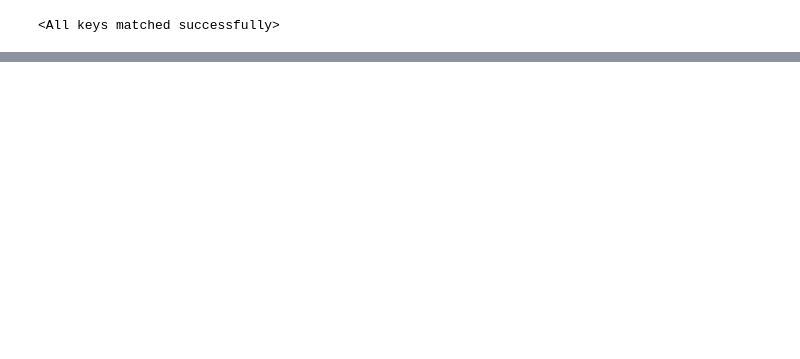
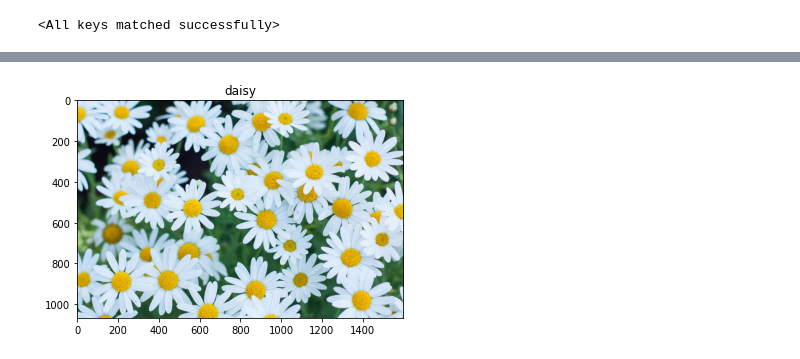
Before and after one commit to Davidportlouis/flower_recognition, a Jupyter notebook: flower_recognition.ipynb, the cells around one changed output, grey strips where cells are left out. Cells and saved outputs as stored; diff of their text form; code cells hidden in the pictures; blank space fills up the shorter version.

```diff
--- a/flower_recognition.ipynb
+++ b/flower_recognition.ipynb
@@ -193,0 +179,5 @@ predict(test_images,classes,test_labels,model,device)
+# %%
+img_1 = "t1_daisy.jpg"
+predict_image(img_1,model,test_transform,device,classes)
+# %% [output]
+[figure, added]
```
Also changed, not shown: parts of 13 cells of this notebook.
